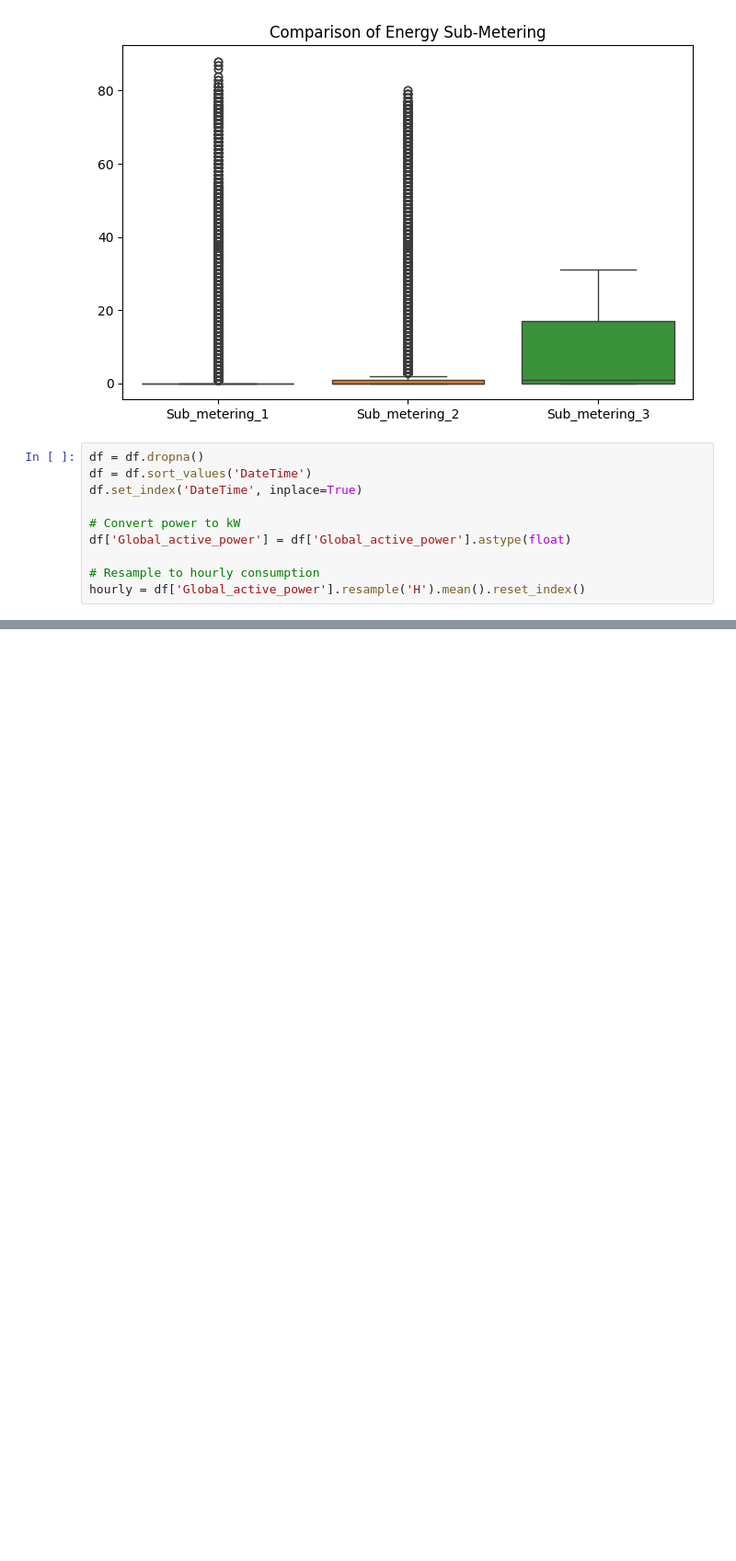
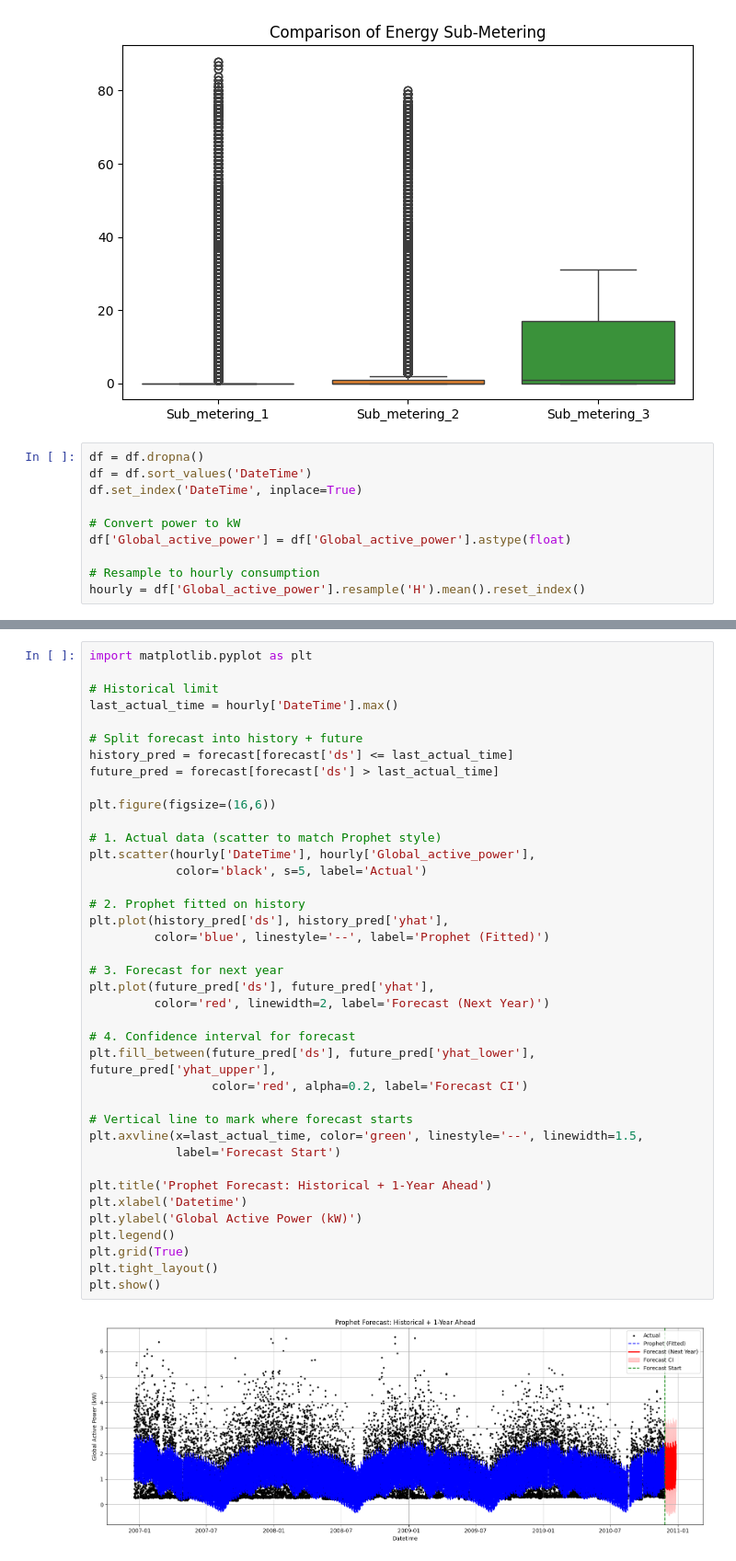
Before and after one commit to aarsh-17/SmartEnergyForceast, a Jupyter notebook: EnergyCompsumption.ipynb, the cells around one changed output, grey strips where cells are left out. Shown at 92% size. Cells and saved outputs as stored; diff of their text form; blank space fills up the shorter version.

```diff
--- a/EnergyCompsumption.ipynb
+++ b/EnergyCompsumption.ipynb
@@ -164,3 +198,44 @@ model_prophet.plot(forecast)
+# %%
+import matplotlib.pyplot as plt
+
+# Historical limit
+last_actual_time = hourly['DateTime'].max()
+
+# Split forecast into history + future
+history_pred = forecast[forecast['ds'] <= last_actual_time]
+future_pred = forecast[forecast['ds'] > last_actual_time]
+
+plt.figure(figsize=(16,6))
+
+# 1. Actual data (scatter to match Prophet style)
+plt.scatter(hourly['DateTime'], hourly['Global_active_power'],
+            color='black', s=5, label='Actual')
+
+# 2. Prophet fitted on history
+plt.plot(history_pred['ds'], history_pred['yhat'],
+         color='blue', linestyle='--', label='Prophet (Fitted)')
+
+# 3. Forecast for next year
+plt.plot(future_pred['ds'], future_pred['yhat'],
+         color='red', linewidth=2, label='Forecast (Next Year)')
+
+# 4. Confidence interval for forecast
+plt.fill_between(future_pred['ds'], future_pred['yhat_lower'], future_pred['yhat_upper'],
+                 color='red', alpha=0.2, label='Forecast CI')
+
+# Vertical line to mark where forecast starts
+plt.axvline(x=last_actual_time, color='green', linestyle='--', linewidth=1.5,
+            label='Forecast Start')
+
+plt.title('Prophet Forecast: Historical + 1-Year Ahead')
+plt.xlabel('Datetime')
+plt.ylabel('Global Active Power (kW)')
+plt.legend()
+plt.grid(True)
+plt.tight_layout()
+plt.show()
+# %% [output]
+[figure, added]
 # %%
 import numpy as np
 hourly = hourly.dropna(subset=['residual']).reset_index(drop=True)
```
Also changed, not shown: parts of 28 cells of this notebook, 7 other files.
